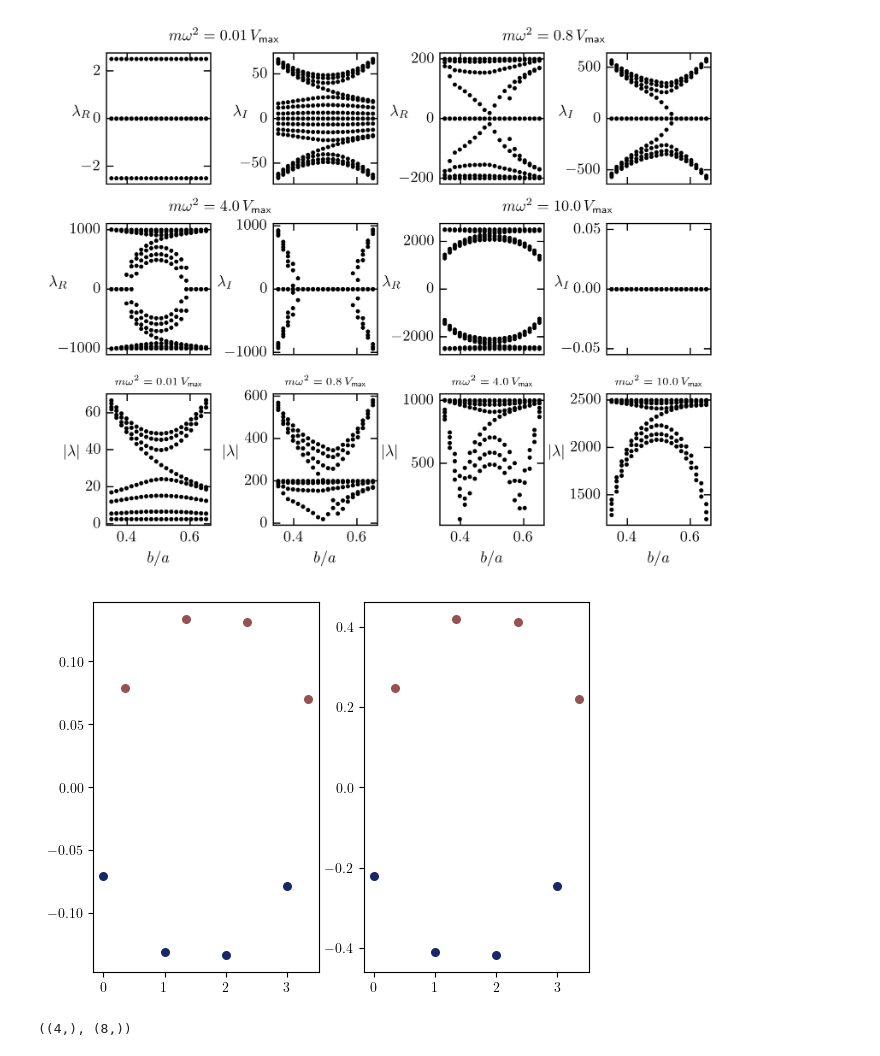
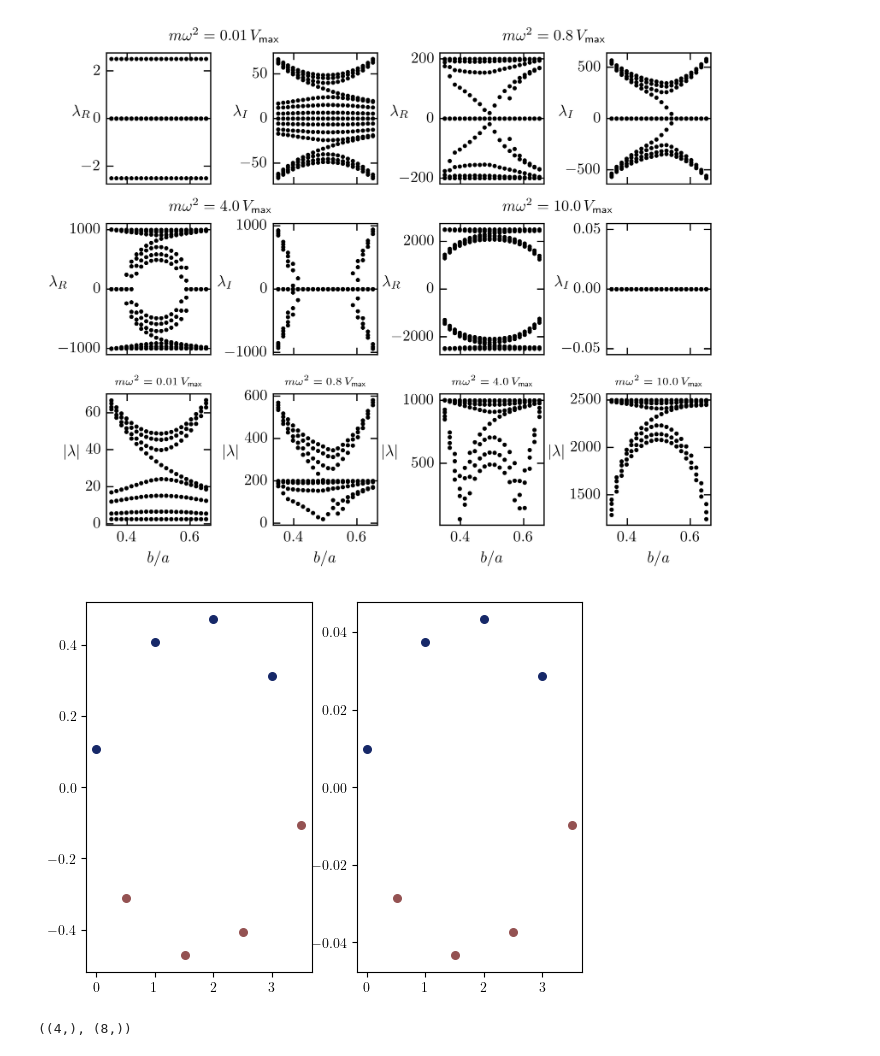
Before and after one commit to ChriGomm/master, a Jupyter notebook: numerics/interactions.ipynb, the cells around one changed output. Cells and saved outputs as stored; diff of their text form; code cells hidden in the pictures.

```diff
--- a/numerics/interactions.ipynb
+++ b/numerics/interactions.ipynb
@@ -2520,26 +2521,26 @@ plt.show()
 # %%
 phis_plot = opt_param[l][0]
 hs_plot = opt_param[l][1]
 chain_length = 8
-i = 0
+i = 10
     # for n in range(chain_length//4):
 
         # dmat = hopping_Ham(b[i],hs[i],1,a,chain_length,lambda x, y: dip_derivative_full_vec(x, y),np.array([np.cos(phis[i]),np.sin(phis[i])]))
 dmat = BdG_Ham(b[i],hs_plot[i],Deltas[l],a,chain_length,lambda x, y: dip_derivative_full_vec(x, y),np.array([np.cos(phis_plot[i]),np.sin(phis_plot[i])]))
 # dmat = hopping_Ham_k(k,b[i],hs[i],(m*w**2*r**2/V)[-1]/10**8,a,chain_length,lambda x, y: dip_derivative_full_vec(x, y),np.array([np.cos(phis[i]),np.sin(phis[i])]))
 eig, vecs = np.linalg.eig(dmat)
 eigenvecs = sort_eigenvalues(eig, vecs)
 latticeA = np.stack((np.arange(chain_length//2+chain_length%2),np.zeros(chain_length//2+chain_length%2))).T * a
 latticeB = np.stack((np.arange(chain_length//2)*a+b[i],np.ones(chain_length//2)*hs_plot[i])).T
 
 fig , ax = plt.subplots(1,2)
 ax[0].scatter(latticeA[:,0],eigenvecs[0,1:chain_length+1:2],color="#162868ff",s=30)
 ax[0].scatter(latticeB[:,0],eigenvecs[0,2:chain_length+1:2],color="#945252ff",s=30)
 ax[1].scatter(latticeA[:,0],eigenvecs[0,chain_length+1::2],color="#162868ff",s=30)
 ax[1].scatter(latticeB[:,0],eigenvecs[0,chain_length+2::2],color="#945252ff",s=30)
 plt.show()
 # %% [output]
-[figure, old version]
+[figure, new version]
 # %%
 latticeA[:,0].shape ,eigenvecs[0,1::2].shape
 # %% [output]
```
Also changed, not shown: parts of 2 cells of this notebook, 8 other files.
